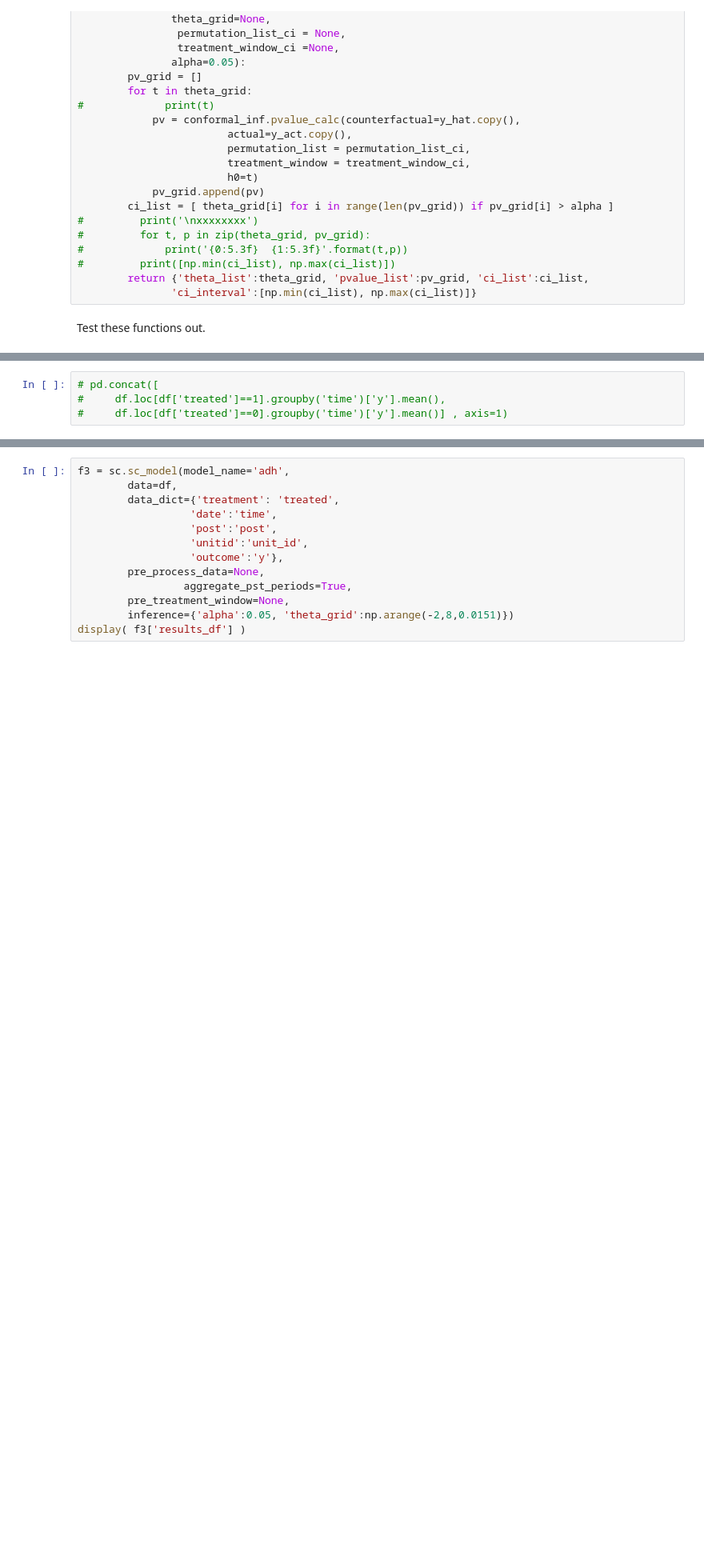
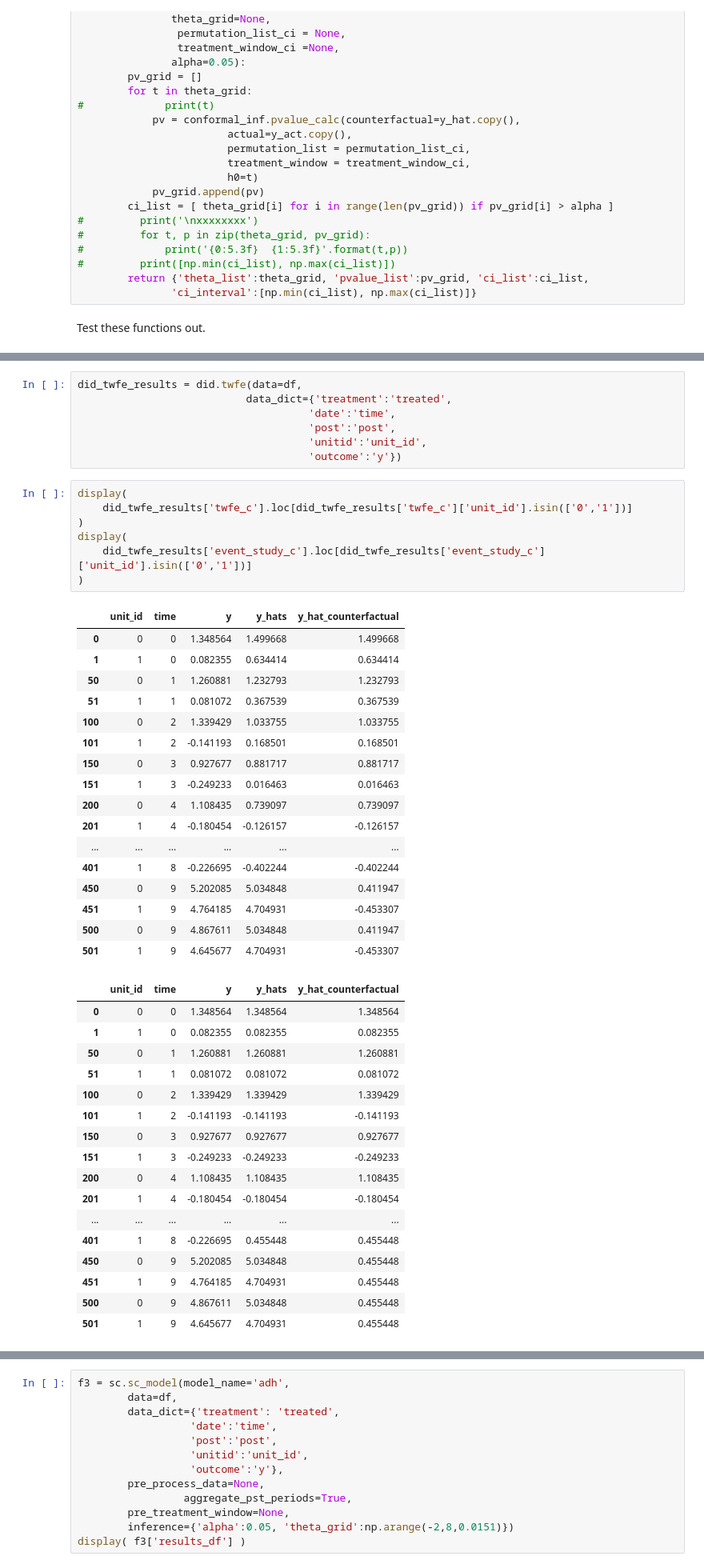
Before and after one commit to shoepaladin/statanomics, a Jupyter notebook: workingcode/panelmodels/panelib.ipynb, the cells around one changed output, grey strips where cells are left out. Shown at 80% size. Drawn from its saved outputs; the diff is of its cells as text; blank space fills up the shorter version.

Commit message:
DiD Coding
Built support for estimating counterfactual trends for treated units

```diff
--- a/workingcode/panelmodels/panelib.ipynb
+++ b/workingcode/panelmodels/panelib.ipynb
@@ -978,4 +1041,49 @@ sc_dict = dgp.clean_and_input_data(dataset=df,
 # %%
-# pd.concat([
-#     df.loc[df['treated']==1].groupby('time')['y'].mean(),
-#     df.loc[df['treated']==0].groupby('time')['y'].mean()] , axis=1)
+did_twfe_results = did.twfe(data=df,
+                           data_dict={'treatment':'treated',
+                                     'date':'time',
+                                     'post':'post',
+                                     'unitid':'unit_id',
+                                     'outcome':'y'})
+# %%
+display(
+    did_twfe_results['twfe_c'].loc[did_twfe_results['twfe_c']['unit_id'].isin(['0','1'])]
+)
+display(
+    did_twfe_results['event_study_c'].loc[did_twfe_results['event_study_c']['unit_id'].isin(['0','1'])]
+)
+# %% [output]
+|  | unit_id | time | y | y_hats | y_hat_counterfactual |
+| 0 | 0 | 0 | 1.348564 | 1.499668 | 1.499668 |
+| 1 | 1 | 0 | 0.082355 | 0.634414 | 0.634414 |
+| 50 | 0 | 1 | 1.260881 | 1.232793 | 1.232793 |
+| 51 | 1 | 1 | 0.081072 | 0.367539 | 0.367539 |
+| 100 | 0 | 2 | 1.339429 | 1.033755 | 1.033755 |
+| 101 | 1 | 2 | -0.141193 | 0.168501 | 0.168501 |
+| 150 | 0 | 3 | 0.927677 | 0.881717 | 0.881717 |
+| 151 | 1 | 3 | -0.249233 | 0.016463 | 0.016463 |
+| 200 | 0 | 4 | 1.108435 | 0.739097 | 0.739097 |
+| 201 | 1 | 4 | -0.180454 | -0.126157 | -0.126157 |
+| ... | ... | ... | ... | ... | ... |
+| 401 | 1 | 8 | -0.226695 | -0.402244 | -0.402244 |
+| 450 | 0 | 9 | 5.202085 | 5.034848 | 0.411947 |
+| 451 | 1 | 9 | 4.764185 | 4.704931 | -0.453307 |
+| 500 | 0 | 9 | 4.867611 | 5.034848 | 0.411947 |
+| 501 | 1 | 9 | 4.645677 | 4.704931 | -0.453307 |
+|  | unit_id | time | y | y_hats | y_hat_counterfactual |
+| 0 | 0 | 0 | 1.348564 | 1.348564 | 1.348564 |
+| 1 | 1 | 0 | 0.082355 | 0.082355 | 0.082355 |
+| 50 | 0 | 1 | 1.260881 | 1.260881 | 1.260881 |
+| 51 | 1 | 1 | 0.081072 | 0.081072 | 0.081072 |
+| 100 | 0 | 2 | 1.339429 | 1.339429 | 1.339429 |
+| 101 | 1 | 2 | -0.141193 | -0.141193 | -0.141193 |
+| 150 | 0 | 3 | 0.927677 | 0.927677 | 0.927677 |
+| 151 | 1 | 3 | -0.249233 | -0.249233 | -0.249233 |
+| 200 | 0 | 4 | 1.108435 | 1.108435 | 1.108435 |
+| 201 | 1 | 4 | -0.180454 | -0.180454 | -0.180454 |
+| ... | ... | ... | ... | ... | ... |
+| 401 | 1 | 8 | -0.226695 | 0.455448 | 0.455448 |
+| 450 | 0 | 9 | 5.202085 | 5.034848 | 0.455448 |
+| 451 | 1 | 9 | 4.764185 | 4.704931 | 0.455448 |
+| 500 | 0 | 9 | 4.867611 | 5.034848 | 0.455448 |
+| 501 | 1 | 9 | 4.645677 | 4.704931 | 0.455448 |
```
Also changed, not shown: parts of 6 cells of this notebook.
